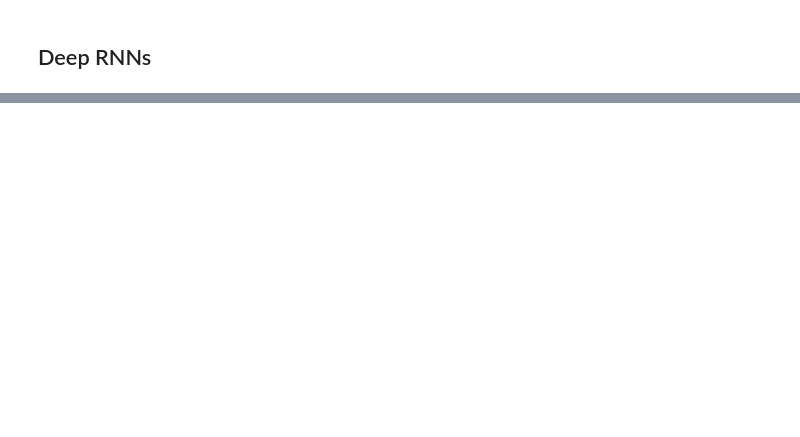
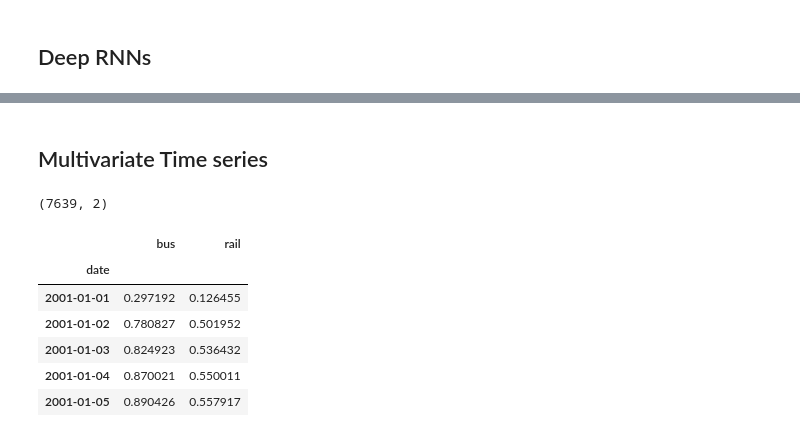
Before and after one commit to ShindeShivam/Machine-Learning, a Jupyter notebook: Neural-Networks-and-Deeplearning/15.Processing-Sequence-using-RNNs-and-CNNs/processing_sequences_using_rnns_and_cnns.ipynb, the cells around one changed output, grey strips where cells are left out. Saved outputs shown, nothing was run; the diff lists cells and outputs as text; code cells hidden in the pictures; blank space fills up the shorter version.

Commit message:
Forecasting a time series

```diff
--- a/Neural-Networks-and-Deeplearning/15.Processing-Sequence-using-RNNs-and-CNNs/processing_sequences_using_rnns_and_cnns.ipynb
+++ b/Neural-Networks-and-Deeplearning/15.Processing-Sequence-using-RNNs-and-CNNs/processing_sequences_using_rnns_and_cnns.ipynb
@@ -327,0 +349,2 @@ Epoch 96/500
+# %% [markdown]
+## Multivariate Time series
@@ -327,0 +353,14 @@ Epoch 96/500
+# %%
+df_mulvar.shape
+# %% [output]
+(7639, 2)
+# %%
+df_mulvar.head()
+# %% [output]
+|  | bus | rail |
+| date |  |  |
+| 2001-01-01 | 0.297192 | 0.126455 |
+| 2001-01-02 | 0.780827 | 0.501952 |
+| 2001-01-03 | 0.824923 | 0.536432 |
+| 2001-01-04 | 0.870021 | 0.550011 |
+| 2001-01-05 | 0.890426 | 0.557917 |
```
Also changed, not shown: parts of 53 cells of this notebook.
